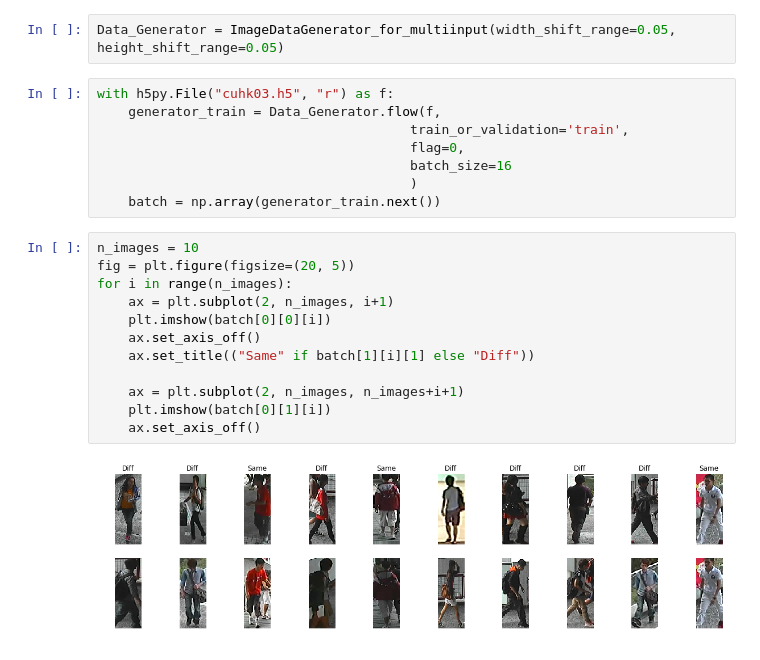
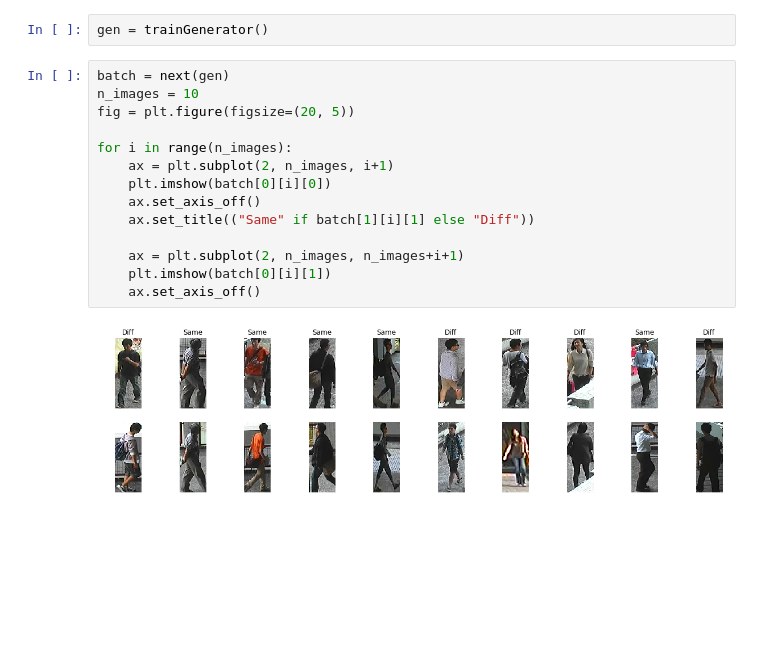
Before and after one commit to maxjcohen/siamese_reid, a Jupyter notebook: check_train_input.ipynb, the cells around one changed output. Drawn from its saved outputs; the diff is of its cells as text; blank space fills up the shorter version.

Commit message:
new data generator

```diff
--- a/check_train_input.ipynb
+++ b/check_train_input.ipynb
@@ -15,24 +11,18 @@ Using TensorFlow backend.
-# %%
-Data_Generator = ImageDataGenerator_for_multiinput(width_shift_range=0.05, height_shift_range=0.05)
-# %%
-with h5py.File("cuhk03.h5", "r") as f:
-    generator_train = Data_Generator.flow(f,
-                                        train_or_validation='train',
-                                        flag=0,
-                                        batch_size=16
-                                        )
-    batch = np.array(generator_train.next())
+# %%
+gen = trainGenerator()
 # %%
+batch = next(gen)
 n_images = 10
 fig = plt.figure(figsize=(20, 5))
+
 for i in range(n_images):
     ax = plt.subplot(2, n_images, i+1)
-    plt.imshow(batch[0][0][i])
+    plt.imshow(batch[0][i][0])
     ax.set_axis_off()
     ax.set_title(("Same" if batch[1][i][1] else "Diff"))
 
     ax = plt.subplot(2, n_images, n_images+i+1)
-    plt.imshow(batch[0][1][i])
+    plt.imshow(batch[0][i][1])
     ax.set_axis_off()
 # %% [output]
-[figure, old version]
+[figure, new version]
```
Also changed, not shown: parts of 1 cell of this notebook, 1 other file.
